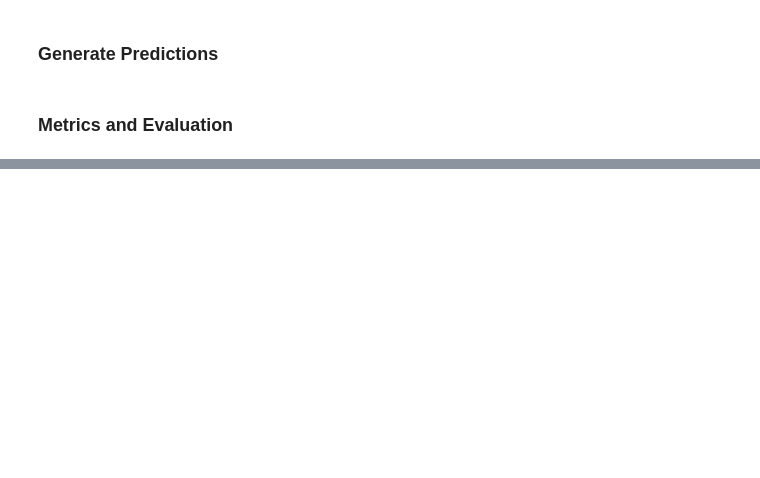
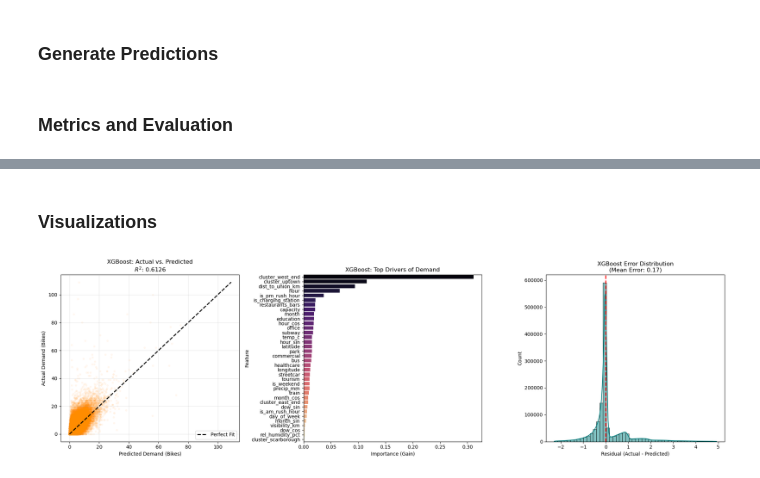
Before and after one commit to andy-h0113/bike-share-toronto-analysis, a Jupyter notebook: Modeling/3_tree_models.ipynb, the cells around one changed output, grey strips where cells are left out. Saved outputs shown, nothing was run; the diff lists cells and outputs as text; code cells hidden in the pictures; blank space fills up the shorter version.

```diff
--- a/Modeling/3_tree_models.ipynb
+++ b/Modeling/3_tree_models.ipynb
@@ -329,13 +554,14 @@ print("\n--- Tuning XGBoost on Sample Data ---")
 
 # XGBoost specific hyperparameters
 param_dist = {
-    'n_estimators': [1000, 1500, 2000],
-    'learning_rate': [0.01, 0.02, 0.03],   # Lower rate + more trees usually wins
-    'max_depth': [12, 14, 16, 18],             # XGBoost prefers shallower trees than RF
-    'subsample': [0.8, 0.9, 1.0],         # Row sampling to prevent overfitting
-    'colsample_bytree': [0.8, 0.9, 1.0],   # Feature sampling (like max_features in RF)
-    'gamma': [0, 0.1, 0.5],                   # minimum loss reduction to make a split
-    'reg_lambda': [1, 2, 3]                # L2 regularization strength
+    'n_estimators': [1500, 2000, 3000],
+    'learning_rate': [0.05, 0.1],   # Lower rate + more trees usually wins
+    'max_depth': [8, 10, 12, 14],             # XGBoost prefers shallower trees than RF
+    'subsample': [0.8, 0.9],         # Row sampling to prevent overfitting
+    'colsample_bytree': [0.8, 0.9],   # Feature sampling (like max_features in RF)
+    'min_child_weight': [1, 3, 5],      # Minimum sum of instance weight needed in a child
+    'gamma': [0, 0.1],                   # minimum loss reduction to make a split
+    'reg_lambda': [1, 3]                # L2 regularization strength
 }
 
 xgb_tuner = XGBRegressor(
@@ -348,12 +574,12 @@ xgb_tuner = XGBRegressor(
 random_search = RandomizedSearchCV(
     estimator=xgb_tuner,
     param_distributions=param_dist,
-    n_iter=25,           # XGB is faster than RF, so we can try a few more combos
+    n_iter=20,           # XGB is faster than RF, so we can try a few more combos
     cv=3,
     scoring='neg_root_mean_squared_error',
     verbose=1,
     random_state=42,
-    n_jobs=1
+    n_jobs=2
 )
 
 random_search.fit(X_train_sample, y_train_sample)
@@ -475,0 +819,59 @@ gc.collect()
+# %% [markdown]
+### Visualizations
+# %%
+# --- 1. PREPARE DATA ---
+# Use the XGBoost predictions we generated in the previous step
+actuals = y_test_real
+preds = y_pred_full_test_real  # <--- Updated for XGBoost
+residuals = actuals - preds
+
+# --- 2. SETUP PLOT ---
+plt.figure(figsize=(20, 6))
+
+# --- PLOT A: Actual vs. Predicted (The "Truth" Chart) ---
+plt.subplot(1, 3, 1)
+# Use alpha=0.05 because you have >100k points.
+plt.scatter(preds, actuals, alpha=0.05, color='darkorange', s=10) # Changed color to distinguish from RF
+
+# Add the perfect 45-degree line
+max_val = max(actuals.max(), preds.max())
+plt.plot([0, max_val], [0, max_val], '--', color='black', linewidth=2, label='Perfect Fit')
+
+plt.xlabel('Predicted Demand (Bikes)')
+plt.ylabel('Actual Demand (Bikes)')
+# Using R^2 in title as discussed (safer than correlation)
+plt.title(f'XGBoost: Actual vs. Predicted\n$R^2$: {r2_full_test:.4f}')
+plt.legend()
+plt.grid(True, alpha=0.3)
+
+# --- PLOT B: Feature Importance (The "Logic" Chart) ---
+plt.subplot(1, 3, 2)
+
+# Extract importances from the XGBoost Model
+importances = xgb_model_full.feature_importances_ # <--- Works the same as RF
+feature_names = X_train_full.columns
+
+# Create a DataFrame to sort them
+feat_df = pd.DataFrame({'Feature': feature_names, 'Importance': importances})
+feat_df = feat_df.sort_values(by='Importance', ascending=False)
+
+sns.barplot(x='Importance', y='Feature', data=feat_df, palette='magma', hue='Feature', legend=False)
+plt.title('XGBoost: Top Drivers of Demand')
+plt.xlabel('Importance (Gain)') # XGBoost default is usually Gain/Weight
+
+# --- PLOT C: Residual Distribution (The "Bias" Chart) ---
+plt.subplot(1, 3, 3)
+# We crop outliers for visibility (showing middle 98% of errors)
+p01 = np.percentile(residuals, 1)
+p99 = np.percentile(residuals, 99)
+clipped_residuals = residuals[(residuals > p01) & (residuals < p99)]
+
+sns.histplot(clipped_residuals, bins=50, kde=True, color='teal')
+plt.axvline(0, color='red', linestyle='--', linewidth=2)
+plt.title(f'XGBoost Error Distribution\n(Mean Error: {np.mean(residuals):.2f})')
+plt.xlabel('Residual (Actual - Predicted)')
+
+plt.tight_layout()
+plt.show()
+# %% [output]
+[figure, added]
```
Also changed, not shown: parts of 21 cells of this notebook, 3 other files.
